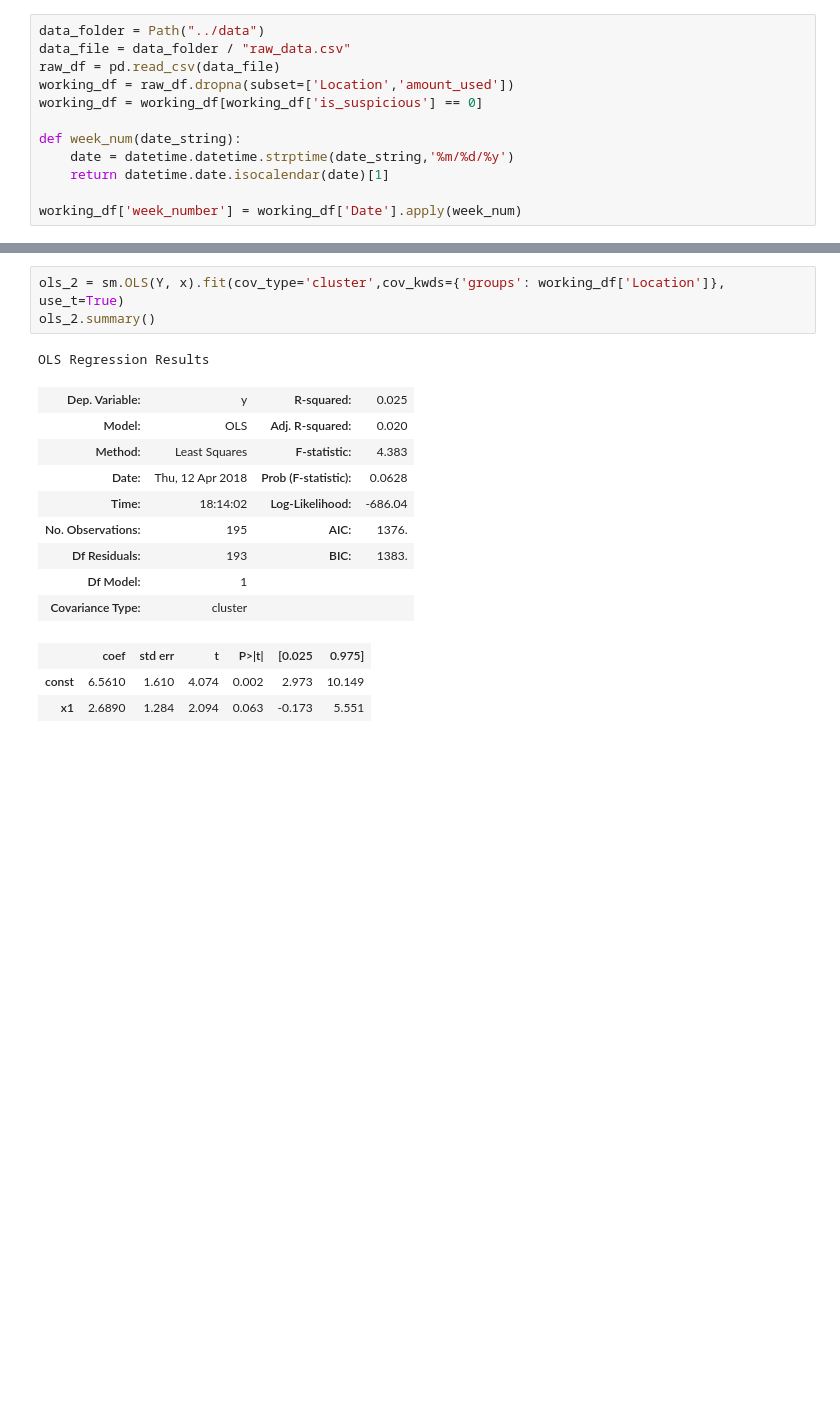
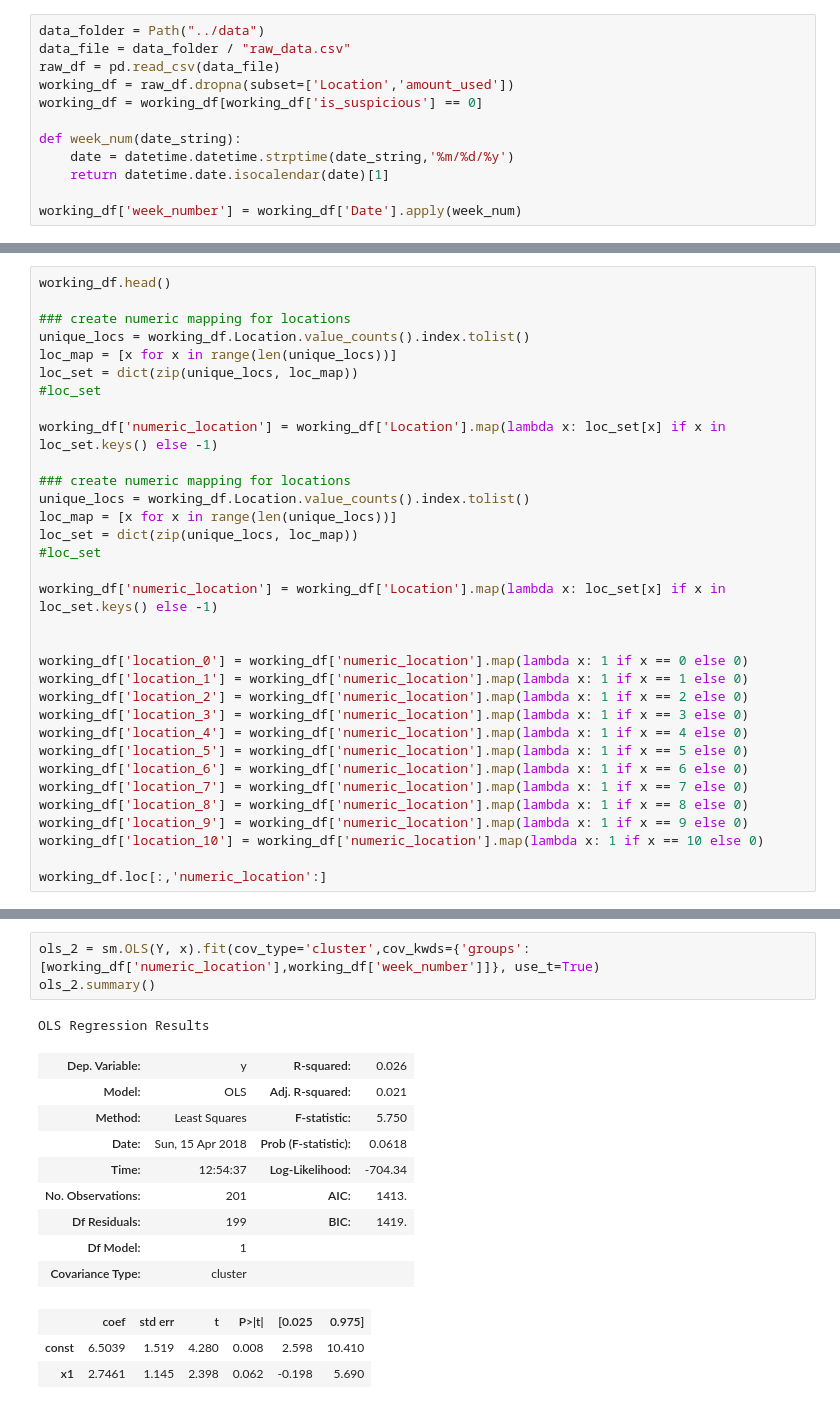
Before and after one commit to mathaholic/sanitization_habits_statistical_analysis, a Jupyter notebook: modeling/modeling_initial_omar.ipynb, the cells around one changed output, grey strips where cells are left out. Drawn from its saved outputs; the diff is of its cells as text; blank space fills up the shorter version.

Commit message:
Update initial modeling, added dummy variables - Omar

```diff
--- a/modeling/modeling_initial_omar.ipynb
+++ b/modeling/modeling_initial_omar.ipynb
@@ -37,0 +32,33 @@ working_df.head()
+# %%
+working_df.head()
+
+### create numeric mapping for locations
+unique_locs = working_df.Location.value_counts().index.tolist()
+loc_map = [x for x in range(len(unique_locs))]
+loc_set = dict(zip(unique_locs, loc_map))
+#loc_set
+
+working_df['numeric_location'] = working_df['Location'].map(lambda x: loc_set[x] if x in loc_set.keys() else -1)
+
+### create numeric mapping for locations
+unique_locs = working_df.Location.value_counts().index.tolist()
+loc_map = [x for x in range(len(unique_locs))]
+loc_set = dict(zip(unique_locs, loc_map))
+#loc_set
+
+working_df['numeric_location'] = working_df['Location'].map(lambda x: loc_set[x] if x in loc_set.keys() else -1)
+
+
+working_df['location_0'] = working_df['numeric_location'].map(lambda x: 1 if x == 0 else 0)
+working_df['location_1'] = working_df['numeric_location'].map(lambda x: 1 if x == 1 else 0)
+working_df['location_2'] = working_df['numeric_location'].map(lambda x: 1 if x == 2 else 0)
+working_df['location_3'] = working_df['numeric_location'].map(lambda x: 1 if x == 3 else 0)
+working_df['location_4'] = working_df['numeric_location'].map(lambda x: 1 if x == 4 else 0)
+working_df['location_5'] = working_df['numeric_location'].map(lambda x: 1 if x == 5 else 0)
+working_df['location_6'] = working_df['numeric_location'].map(lambda x: 1 if x == 6 else 0)
+working_df['location_7'] = working_df['numeric_location'].map(lambda x: 1 if x == 7 else 0)
+working_df['location_8'] = working_df['numeric_location'].map(lambda x: 1 if x == 8 else 0)
+working_df['location_9'] = working_df['numeric_location'].map(lambda x: 1 if x == 9 else 0)
+working_df['location_10'] = working_df['numeric_location'].map(lambda x: 1 if x == 10 else 0)
+
+working_df.loc[:,'numeric_location':]
@@ -64,17 +110,17 @@ OLS Regression Results
 # %%
-ols_2 = sm.OLS(Y, x).fit(cov_type='cluster',cov_kwds={'groups': working_df['Location']}, use_t=True)
+ols_2 = sm.OLS(Y, x).fit(cov_type='cluster',cov_kwds={'groups': [working_df['numeric_location'],working_df['week_number']]}, use_t=True)
 ols_2.summary()
 # %% [output]
 OLS Regression Results
-| Dep. Variable: | y | R-squared: | 0.025 |
-| Model: | OLS | Adj. R-squared: | 0.020 |
-| Method: | Least Squares | F-statistic: | 4.383 |
-| Date: | Thu, 12 Apr 2018 | Prob (F-statistic): | 0.0628 |
-| Time: | 18:14:02 | Log-Likelihood: | -686.04 |
-| No. Observations: | 195 | AIC: | 1376. |
-| Df Residuals: | 193 | BIC: | 1383. |
+| Dep. Variable: | y | R-squared: | 0.026 |
+| Model: | OLS | Adj. R-squared: | 0.021 |
+| Method: | Least Squares | F-statistic: | 5.750 |
+| Date: | Sun, 15 Apr 2018 | Prob (F-statistic): | 0.0618 |
+| Time: | 12:54:37 | Log-Likelihood: | -704.34 |
+| No. Observations: | 201 | AIC: | 1413. |
+| Df Residuals: | 199 | BIC: | 1419. |
 | Df Model: | 1 |  |  |
 | Covariance Type: | cluster |  |  |
 |  | coef | std err | t | P>|t| | [0.025 | 0.975] |
-| const | 6.5610 | 1.610 | 4.074 | 0.002 | 2.973 | 10.149 |
-| x1 | 2.6890 | 1.284 | 2.094 | 0.063 | -0.173 | 5.551 |
+| const | 6.5039 | 1.519 | 4.280 | 0.008 | 2.598 | 10.410 |
+| x1 | 2.7461 | 1.145 | 2.398 | 0.062 | -0.198 | 5.690 |
```
Also changed, not shown: parts of 9 cells of this notebook.
